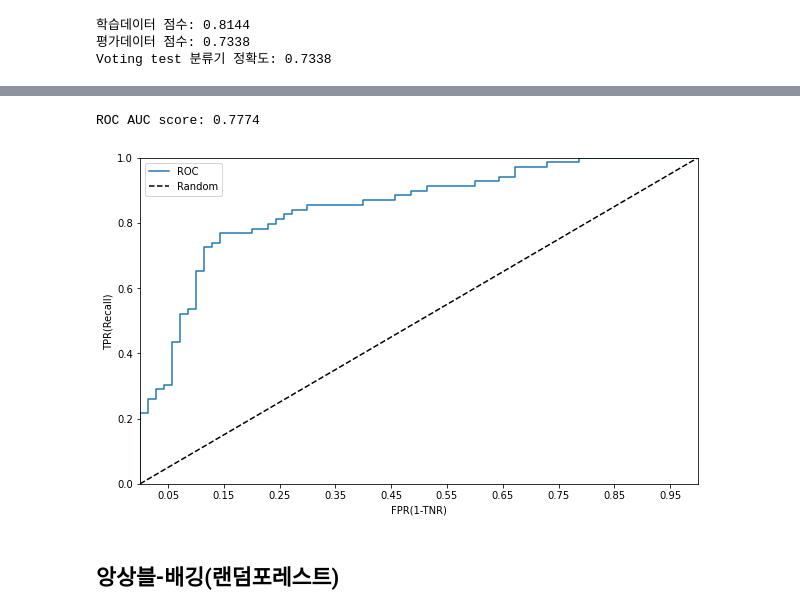
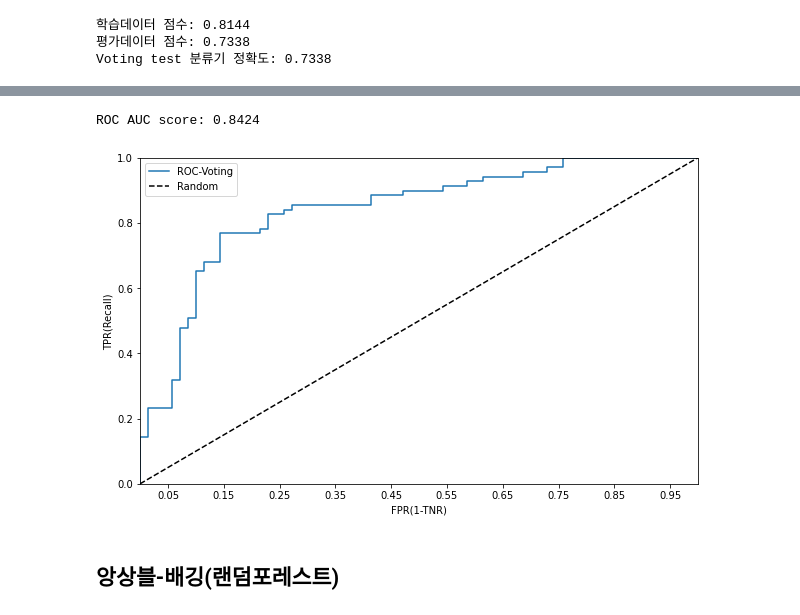
Before and after one commit to yoonyanghyun/predict_admin, a Jupyter notebook: 관리종목예측.ipynb, the cells around one changed output, grey strips where cells are left out. Cells and saved outputs as stored; diff of their text form; code cells hidden in the pictures.

```diff
--- a/관리종목예측.ipynb
+++ b/관리종목예측.ipynb
@@ -999,6 +1068,7 @@ Voting test 분류기 정확도: 0.7338
 # %%
 # 필요한 라이브러리 임포팅
 from sklearn.ensemble import VotingClassifier
+from sklearn.ensemble import RandomForestClassifier
 
 # 데이터셋 분할
 X = model.iloc[:,:-1]
@@ -1014,8 +1084,8 @@ X_train, X_test, y_train, y_test = train_test_split(X, y , test_size=0.2, random
 
 # 로지스틱 회귀, 랜덤포레스트, 서포트 벡터 머신을 기반으로 한 소포트 보팅 방식으로 새로운 보팅 분류기 생성 - 하이퍼 파라미터 값 적용
 lr_clf = LogisticRegression(penalty='none',solver='sag',max_iter=10000, C=1)
-rf_clf = RandomForestClassifier(max_depth=6, min_samples_leaf=2, min_samples_split=6, n_estimators=1000)
-svc_clf = SVC(C=4,kernel='poly',gamma='scale',degree=3,probability=True)
+rf_clf = RandomForestClassifier(max_depth=6, min_samples_leaf=4, min_samples_split=2, n_estimators=500)
+svc_clf = SVC(C=2.5, gamma='scale', kernel='linear', probability=True)
 
 # 보팅 분류기 생성
 vo_clf = VotingClassifier(estimators=[('LR', lr_clf),('rf', rf_clf),('svc',svc_clf)], voting='soft')
@@ -1081,35 +1151,36 @@ Kappa Statistic:0.5543
 # %%
 # ROC, AUC 평가지표
 from sklearn.metrics import roc_curve
 from sklearn.metrics import roc_auc_score
 
+# FRP, TPR 계산
+pred_proba_class1_vo = vo_clf.predict_proba(X_test)[:, 1]
+fprs_vo, tprs_vo, thresholds_vo = roc_curve(y_test, pred_proba_class1_vo)
+
 # ROC, AUC 계산
-roc_auc = roc_auc_score(y_test, pred)
+roc_auc_vo = roc_auc_score(y_test, pred_proba_class1_vo)
 
 # 시각화
-pred_proba_class1 = vo_clf.predict_proba(X_test)[:, 1]
-fprs, tprs, thresholds = roc_curve(y_test, pred_proba_class1)
-
 plt.figure(figsize=(10,6))
 
-plt.plot(fprs, tprs, label='ROC')
+plt.plot(fprs_vo, tprs_vo, label='ROC-Voting')
 plt.plot([0,1],[0,1], '--k', label= 'Random')
 
 start, end = plt.xlim()
 
 plt.xticks(np.round(np.arange(start, end, 0.1), 2))
 plt.xlim(0,1)
 plt.ylim(0,1)
 
 plt.xlabel('FPR(1-TNR)')
 plt.ylabel('TPR(Recall)')
 plt.legend()
 
 # AUC 점수 출력
-print('ROC AUC score: {:.4f}'.format(roc_auc))
+print('ROC AUC score: {:.4f}'.format(roc_auc_vo))
 # %% [output]
-ROC AUC score: 0.7774
+ROC AUC score: 0.8424
-[figure, old version]
+[figure, new version]
 # %% [markdown]
 ## 앙상블-배깅(랜덤포레스트)
 # %%
```
Also changed, not shown: parts of 43 cells of this notebook.
